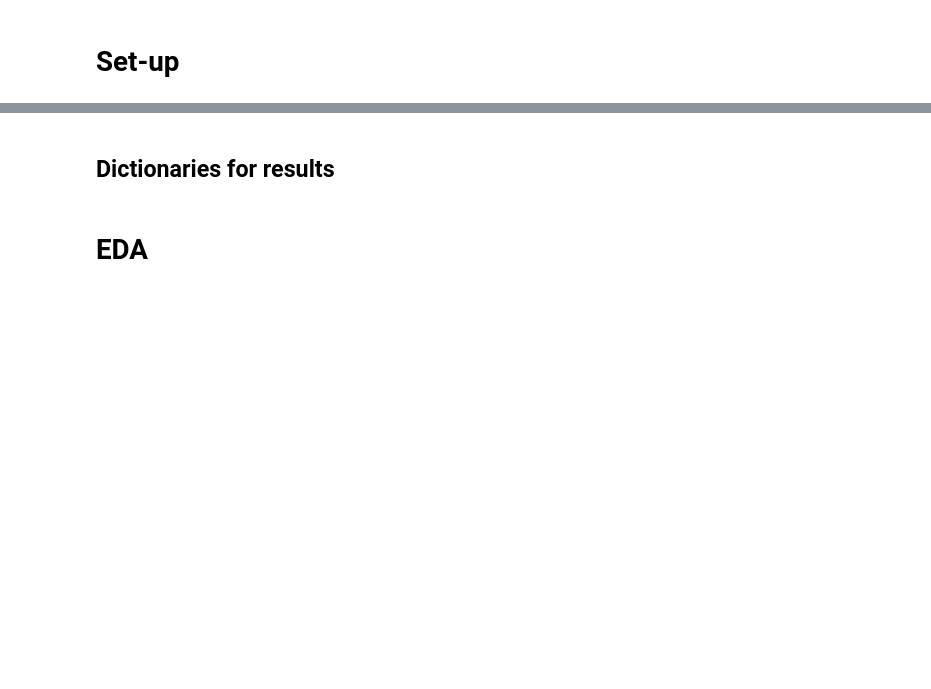
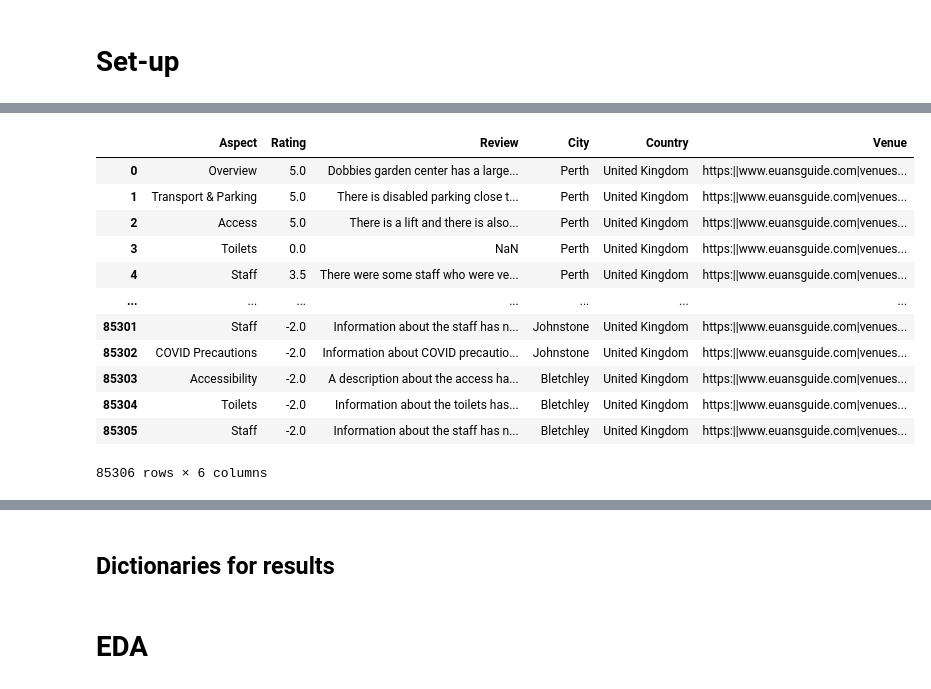
Before and after one commit to Amsterdam-Internships/Venue-Accessibility-Google-Reviews, a Jupyter notebook: pipeline_google_reviews.ipynb, the cells around one changed output, grey strips where cells are left out. Saved outputs shown, nothing was run; the diff lists cells and outputs as text; code cells hidden in the pictures; blank space fills up the shorter version.

```diff
--- a/pipeline_google_reviews.ipynb
+++ b/pipeline_google_reviews.ipynb
@@ -293,0 +281,21 @@ cleaned_reviews[0].head()
+# %%
+training_path = "/Users/mylene/BachelorsProject/Venue-Accessibility-Google-Reviews/Lizzie's Code/EuansGuideData.xlsx"
+# Concatenate the google reviews into one file
+test_path = "/Users/mylene/BachelorsProject/Venue-Accessibility-Google-Reviews/Lizzie's Code/GoogleReviews"
+# %%
+import pandas as pd
+import glob
+
+google_reviews_path =r"/Users/mylene/BachelorsProject/Venue-Accessibility-Google-Reviews/Lizzie's Code/GoogleReviews" # use your path
+all_files = glob.glob(google_reviews_path + "/*.csv")
+# for name in all_files[-10:-1]:
+#     print(name)
+li = []
+
+for filename in all_files:
+    df = pd.read_csv(filename, index_col=None, header=0)
+    li.append(df)
+
+frame = pd.concat(li, axis=0, ignore_index=True)
+# %%
+frame = frame.drop("Unnamed: 0", axis=1)
@@ -293,0 +318,20 @@ cleaned_reviews[0].head()
+# %%
+# ---------- TRAIN & TEST DATA ----------
+# Count how much training data you have relative to test data before you split to train.
+train_data = pd.read_excel(training_path)
+test_data = frame
+train_data
+# %% [output]
+|  | Aspect | Rating | Review | City | Country | Venue |
+| 0 | Overview | 5.0 | Dobbies garden center has a large... | Perth | United Kingdom | https:||www.euansguide.com|venues... |
+| 1 | Transport & Parking | 5.0 | There is disabled parking close t... | Perth | United Kingdom | https:||www.euansguide.com|venues... |
+| 2 | Access | 5.0 | There is a lift and there is also... | Perth | United Kingdom | https:||www.euansguide.com|venues... |
+| 3 | Toilets | 0.0 | NaN | Perth | United Kingdom | https:||www.euansguide.com|venues... |
+| 4 | Staff | 3.5 | There were some staff who were ve... | Perth | United Kingdom | https:||www.euansguide.com|venues... |
+| ... | ... | ... | ... | ... | ... | ... |
+| 85301 | Staff | -2.0 | Information about the staff has n... | Johnstone | United Kingdom | https:||www.euansguide.com|venues... |
+| 85302 | COVID Precautions | -2.0 | Information about COVID precautio... | Johnstone | United Kingdom | https:||www.euansguide.com|venues... |
+| 85303 | Accessibility | -2.0 | A description about the access ha... | Bletchley | United Kingdom | https:||www.euansguide.com|venues... |
+| 85304 | Toilets | -2.0 | Information about the toilets has... | Bletchley | United Kingdom | https:||www.euansguide.com|venues... |
+| 85305 | Staff | -2.0 | Information about the staff has n... | Bletchley | United Kingdom | https:||www.euansguide.com|venues... |
+85306 rows × 6 columns
```
Also changed, not shown: parts of 27 cells of this notebook, 1 other file.
